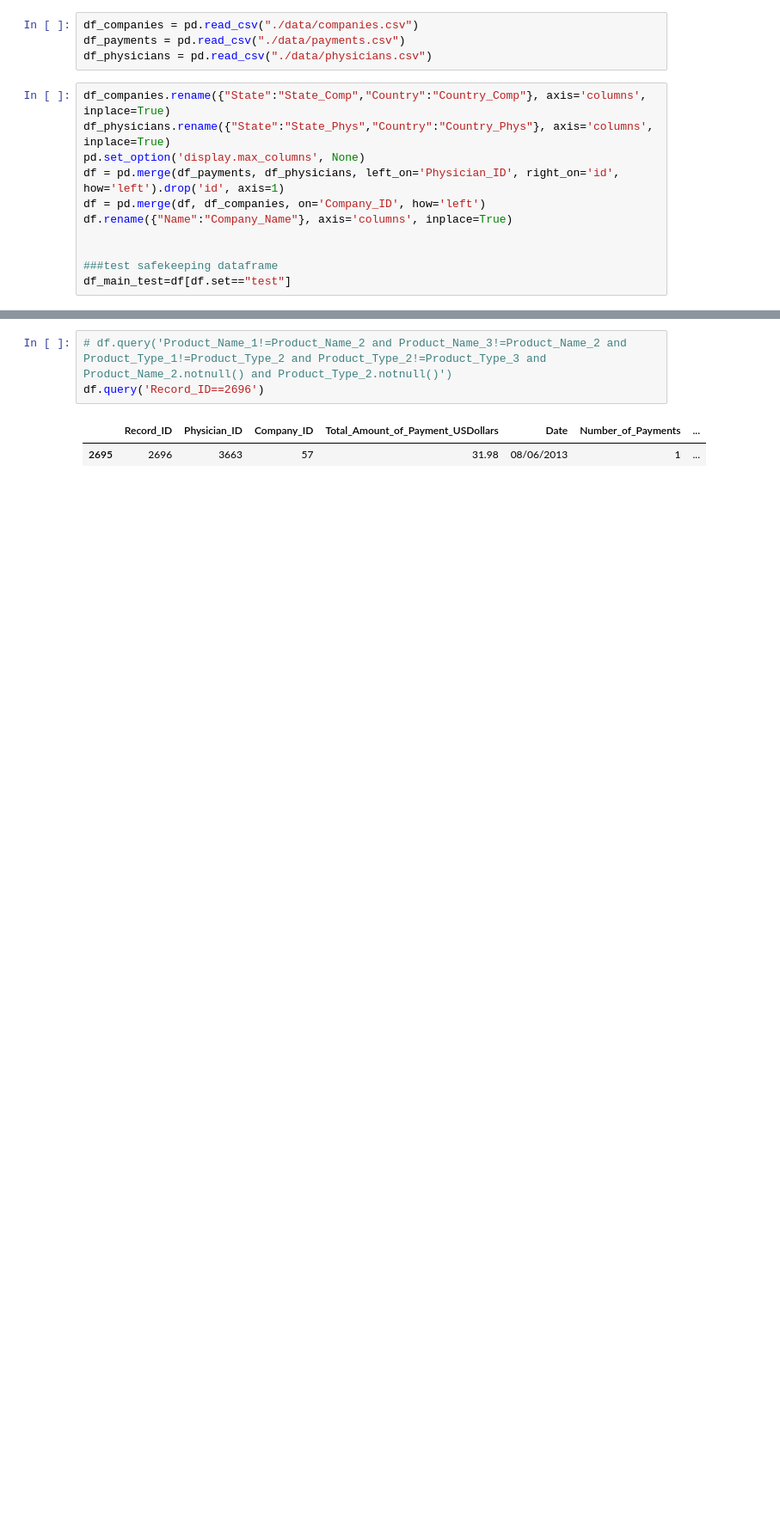
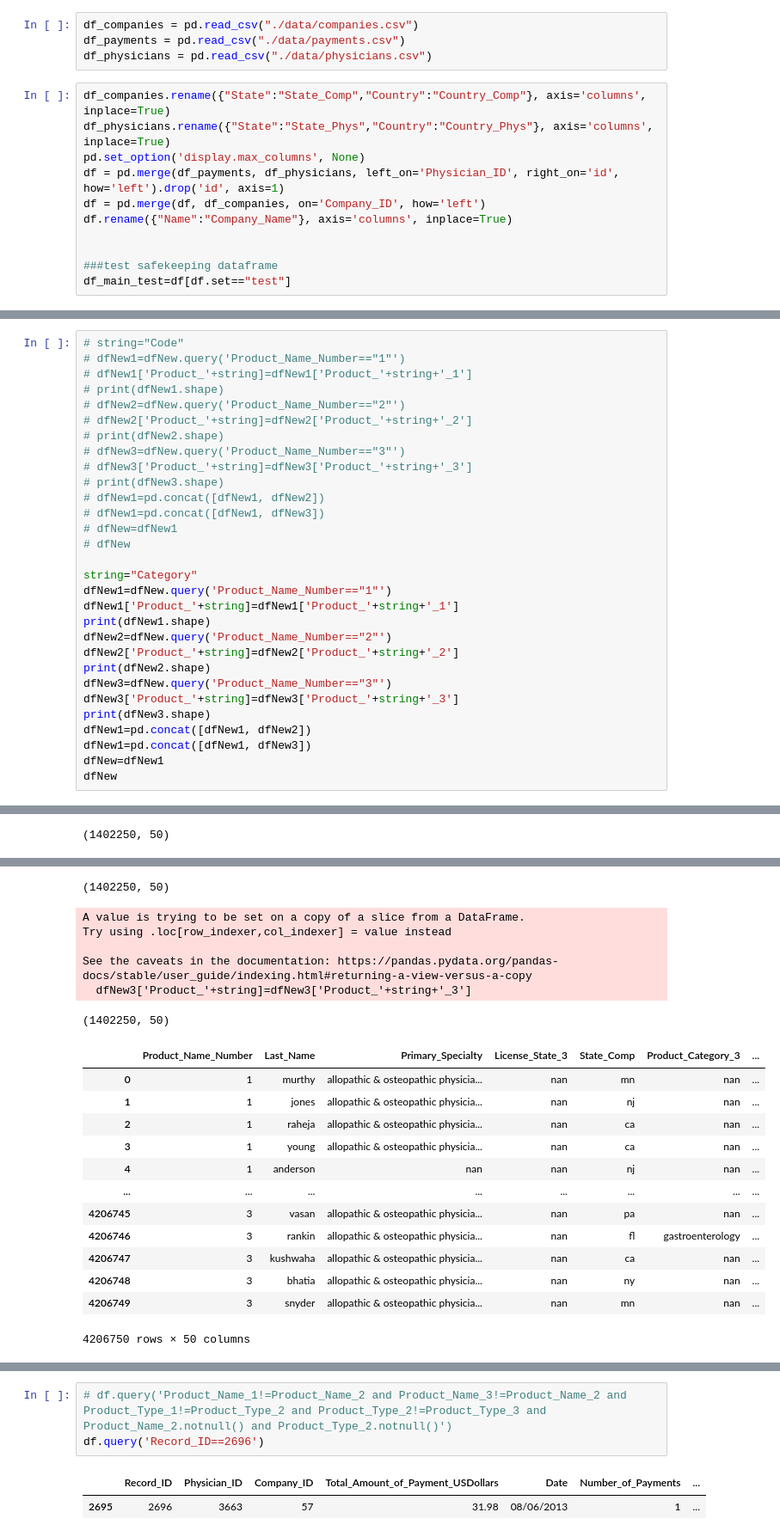
Before and after one commit to qffdhruba1123/analytics_cup_2021, a Jupyter notebook: DataSqueezingNotebook.ipynb, the cells around one changed output, grey strips where cells are left out. Shown at 86% size. Cells and saved outputs as stored; diff of their text form; blank space fills up the shorter version.

```diff
--- a/DataSqueezingNotebook.ipynb
+++ b/DataSqueezingNotebook.ipynb
@@ -104,0 +190,31 @@ asd[['Product_Name_Number','Product_Type_Number','Product_Name_','Product_Type_'
+# %%
+# string="Code"
+# dfNew1=dfNew.query('Product_Name_Number=="1"')
+# dfNew1['Product_'+string]=dfNew1['Product_'+string+'_1']
+# print(dfNew1.shape)
+# dfNew2=dfNew.query('Product_Name_Number=="2"')
+# dfNew2['Product_'+string]=dfNew2['Product_'+string+'_2']
+# print(dfNew2.shape)
+# dfNew3=dfNew.query('Product_Name_Number=="3"')
+# dfNew3['Product_'+string]=dfNew3['Product_'+string+'_3']
+# print(dfNew3.shape)
+# dfNew1=pd.concat([dfNew1, dfNew2])
+# dfNew1=pd.concat([dfNew1, dfNew3])
+# dfNew=dfNew1
+# dfNew
+
+string="Category"
+dfNew1=dfNew.query('Product_Name_Number=="1"')
+dfNew1['Product_'+string]=dfNew1['Product_'+string+'_1']
+print(dfNew1.shape)
+dfNew2=dfNew.query('Product_Name_Number=="2"')
+dfNew2['Product_'+string]=dfNew2['Product_'+string+'_2']
+print(dfNew2.shape)
+dfNew3=dfNew.query('Product_Name_Number=="3"')
+dfNew3['Product_'+string]=dfNew3['Product_'+string+'_3']
+print(dfNew3.shape)
+dfNew1=pd.concat([dfNew1, dfNew2])
+dfNew1=pd.concat([dfNew1, dfNew3])
+dfNew=dfNew1
+dfNew
+# %% [output]
@@ -104,0 +226 @@ asd[['Product_Name_Number','Product_Type_Number','Product_Name_','Product_Type_'
+(1402250, 50)
@@ -104,0 +232,20 @@ asd[['Product_Name_Number','Product_Type_Number','Product_Name_','Product_Type_'
+(1402250, 50)
+A value is trying to be set on a copy of a slice from a DataFrame.
+Try using .loc[row_indexer,col_indexer] = value instead
+
+See the caveats in the documentation: https://pandas.pydata.org/pandas-docs/stable/user_guide/indexing.html#returning-a-view-versus-a-copy
+  dfNew3['Product_'+string]=dfNew3['Product_'+string+'_3']
+(1402250, 50)
+|  | Product_Name_Number | Last_Name | Primary_Specialty | License_State_3 | State_Comp | Product_Category_3 | ... |
+| 0 | 1 | murthy | allopathic & osteopathic physicia... | nan | mn | nan | ... |
+| 1 | 1 | jones | allopathic & osteopathic physicia... | nan | nj | nan | ... |
+| 2 | 1 | raheja | allopathic & osteopathic physicia... | nan | ca | nan | ... |
+| 3 | 1 | young | allopathic & osteopathic physicia... | nan | ca | nan | ... |
+| 4 | 1 | anderson | nan | nan | nj | nan | ... |
+| ... | ... | ... | ... | ... | ... | ... | ... |
+| 4206745 | 3 | vasan | allopathic & osteopathic physicia... | nan | pa | nan | ... |
+| 4206746 | 3 | rankin | allopathic & osteopathic physicia... | nan | fl | gastroenterology | ... |
+| 4206747 | 3 | kushwaha | allopathic & osteopathic physicia... | nan | ca | nan | ... |
+| 4206748 | 3 | bhatia | allopathic & osteopathic physicia... | nan | ny | nan | ... |
+| 4206749 | 3 | snyder | allopathic & osteopathic physicia... | nan | mn | nan | ... |
+4206750 rows × 50 columns
```
Also changed, not shown: parts of 23 cells of this notebook, 4 other files.
